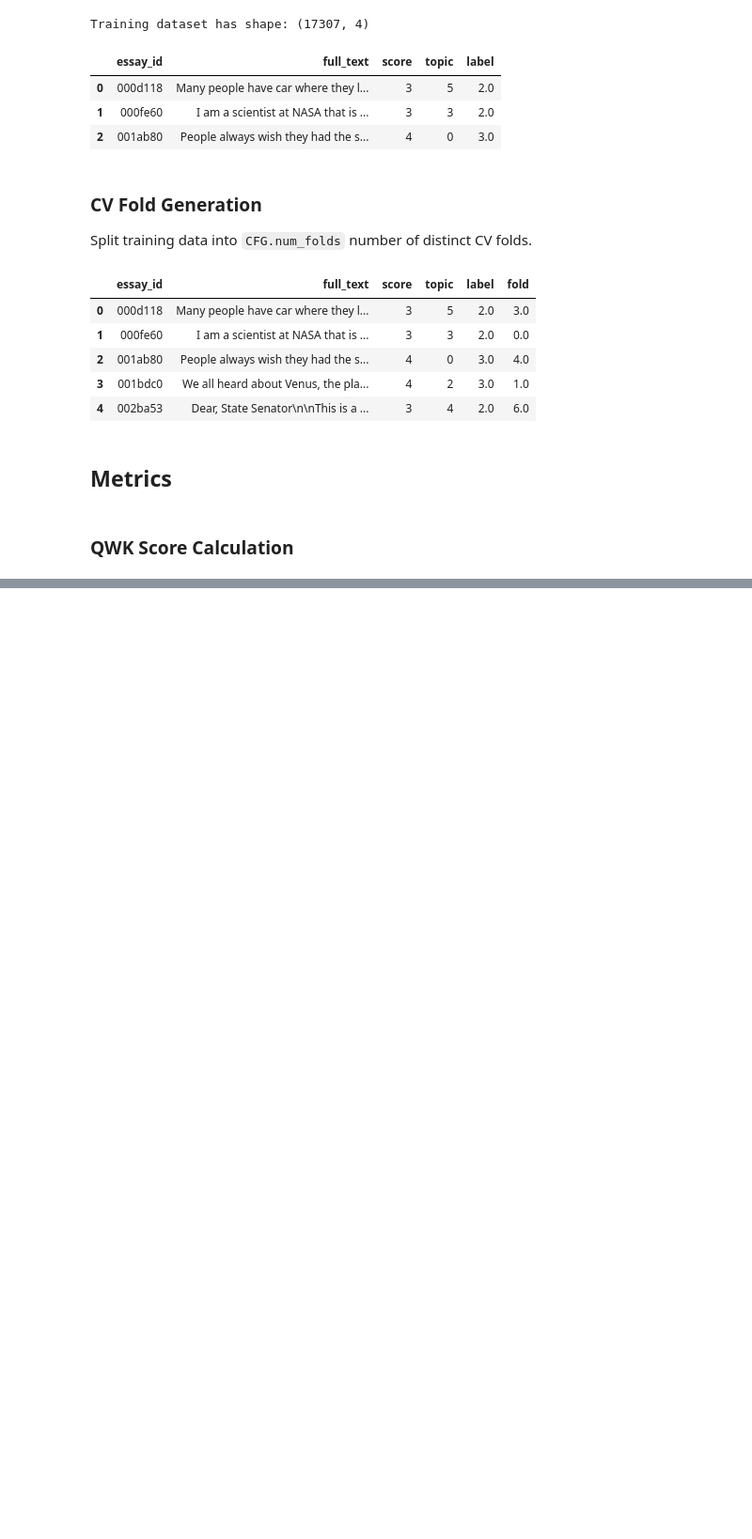
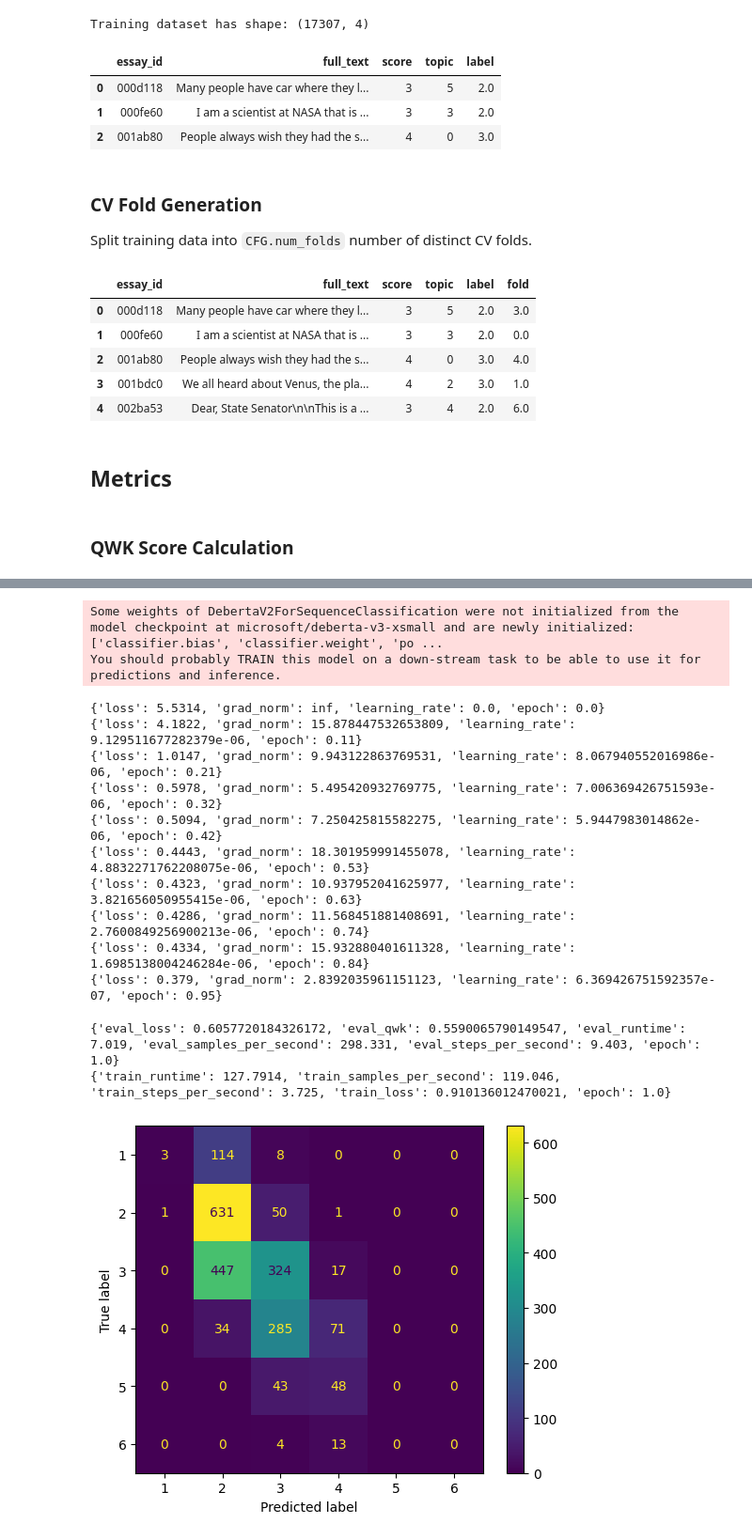
Before and after one commit to Shakleen/Kaggle-Automated-Essay-Scoring, a Jupyter notebook: notebooks/neural_network.ipynb, the cells around one changed output, grey strips where cells are left out. Shown at 94% size. Cells and saved outputs as stored; diff of their text form; code cells hidden in the pictures; blank space fills up the shorter version.

```diff
--- a/notebooks/neural_network.ipynb
+++ b/notebooks/neural_network.ipynb
@@ -197,0 +234,5 @@ def compute_metrics_for_classification(eval_pred):
+# %%
+def get_fold_data(fold: int) -> Tuple[pd.DataFrame, pd.DataFrame]:
+    train = data[data["fold"] != fold]
+    valid = data[data["fold"] == fold].copy()
+    return train, valid
@@ -197,0 +294,64 @@ def compute_metrics_for_classification(eval_pred):
+# %%
+def save_model_and_tokenizer(fold: int, tokenizer: PreTrainedTokenizer, trainer: Trainer):
+    model_name = CFG.backbone_model.split("/")[-1]
+    model_path = os.path.join(Paths.model_path, f"{model_name}_fold_{fold}")
+    trainer.save_model(model_path)
+    tokenizer.save_pretrained(model_path)
+# %%
+def save_oof_predictions(fold, valid, predictions0):
+    if CFG.regression:
+        valid["pred"] = predictions0 + 1
+    else:
+        COLS = [f"p{x}" for x in range(CFG.num_labels)]
+        valid[COLS] = predictions0
+
+    valid.to_csv(Paths.oof_path.format(fold=fold), index=False)
+# %%
+for fold in CFG.train_folds:
+    train, valid = get_fold_data(fold)
+
+    tokenizer, tokenized_train, tokenized_valid = tokenize_data(train, valid)
+
+    config = configure()
+
+    backbone_model = get_model(tokenizer, config)
+
+    data_collator = DataCollatorWithPadding(tokenizer=tokenizer)
+
+    trainer = Trainer(
+        model=backbone_model,
+        args=training_args,
+        train_dataset=tokenized_train,
+        eval_dataset=tokenized_valid,
+        data_collator=data_collator,
+        tokenizer=tokenizer,
+        compute_metrics=get_metric_function(),
+    )
+
+    trainer.train()
+
+    y_true = valid["score"].values
+    predictions0 = trainer.predict(tokenized_valid).predictions
+    y_pred = post_process_predictions(predictions0)
+
+    plot_confusion_matrxi(y_true, y_pred)
+
+    save_model_and_tokenizer(fold, tokenizer, trainer)
+
+    save_oof_predictions(fold, valid, predictions0)
+# %% [output]
+Some weights of DebertaV2ForSequenceClassification were not initialized from the model checkpoint at microsoft/deberta-v3-xsmall and are newly initialized: ['classifier.bias', 'classifier.weight', 'po ...
+You should probably TRAIN this model on a down-stream task to be able to use it for predictions and inference.
+{'loss': 5.5314, 'grad_norm': inf, 'learning_rate': 0.0, 'epoch': 0.0}
+{'loss': 4.1822, 'grad_norm': 15.878447532653809, 'learning_rate': 9.129511677282379e-06, 'epoch': 0.11}
+{'loss': 1.0147, 'grad_norm': 9.943122863769531, 'learning_rate': 8.067940552016986e-06, 'epoch': 0.21}
+{'loss': 0.5978, 'grad_norm': 5.495420932769775, 'learning_rate': 7.006369426751593e-06, 'epoch': 0.32}
+{'loss': 0.5094, 'grad_norm': 7.250425815582275, 'learning_rate': 5.9447983014862e-06, 'epoch': 0.42}
+{'loss': 0.4443, 'grad_norm': 18.301959991455078, 'learning_rate': 4.8832271762208075e-06, 'epoch': 0.53}
+{'loss': 0.4323, 'grad_norm': 10.937952041625977, 'learning_rate': 3.821656050955415e-06, 'epoch': 0.63}
+{'loss': 0.4286, 'grad_norm': 11.568451881408691, 'learning_rate': 2.7600849256900213e-06, 'epoch': 0.74}
+{'loss': 0.4334, 'grad_norm': 15.932880401611328, 'learning_rate': 1.6985138004246284e-06, 'epoch': 0.84}
+{'loss': 0.379, 'grad_norm': 2.8392035961151123, 'learning_rate': 6.369426751592357e-07, 'epoch': 0.95}
+{'eval_loss': 0.6057720184326172, 'eval_qwk': 0.5590065790149547, 'eval_runtime': 7.019, 'eval_samples_per_second': 298.331, 'eval_steps_per_second': 9.403, 'epoch': 1.0}
+{'train_runtime': 127.7914, 'train_samples_per_second': 119.046, 'train_steps_per_second': 3.725, 'train_loss': 0.910136012470021, 'epoch': 1.0}
+[figure, added]
```
Also changed, not shown: parts of 16 cells of this notebook.
